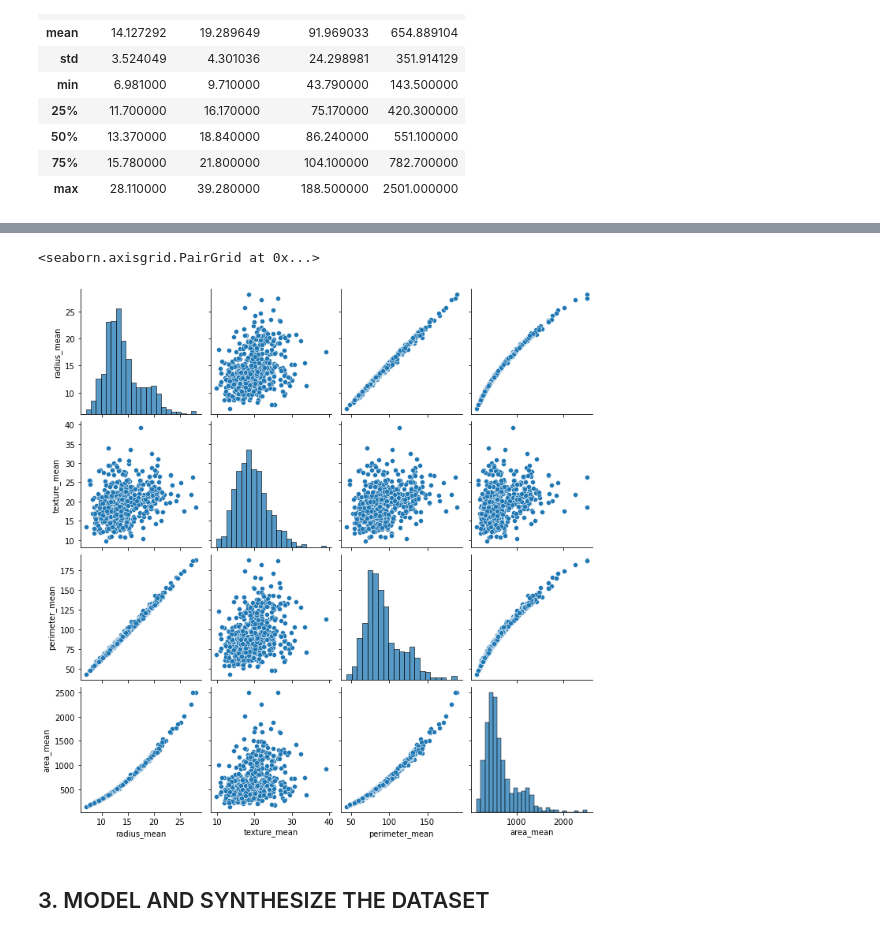
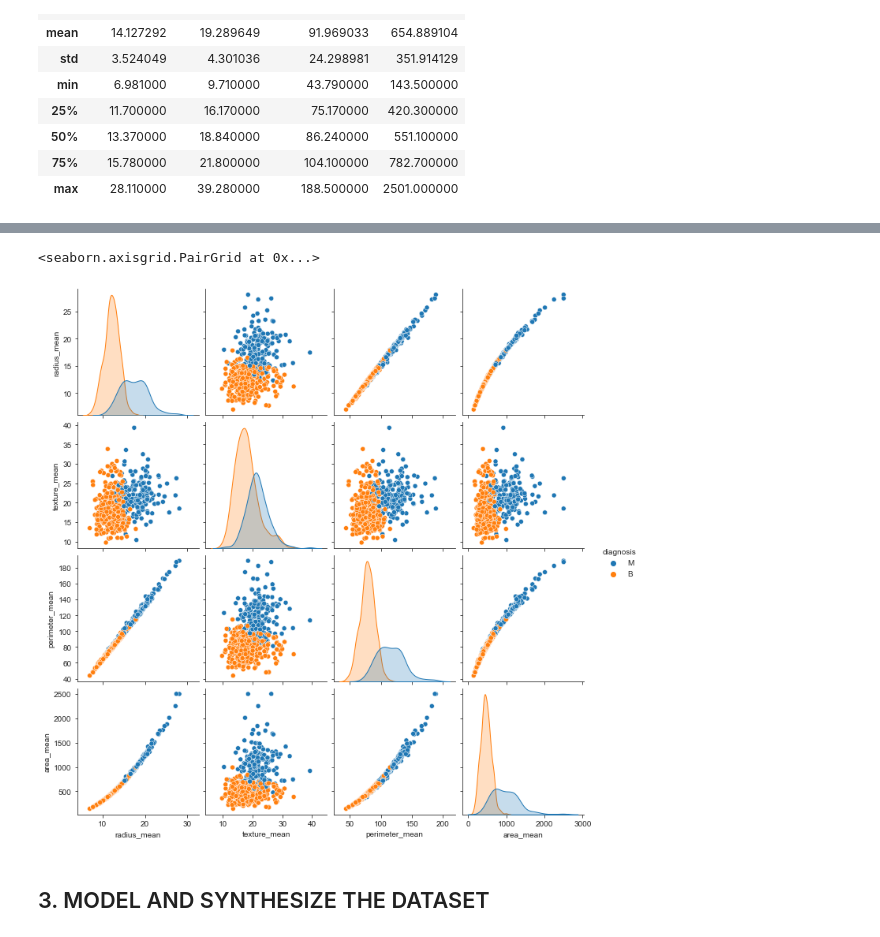
Before and after one commit to RobVergano/PDA22, a Jupyter notebook: Project 1 PDA 2022.ipynb, the cells around one changed output, grey strips where cells are left out. Saved outputs shown, nothing was run; the diff lists cells and outputs as text; code cells hidden in the pictures.

```diff
--- a/Project 1 PDA 2022.ipynb
+++ b/Project 1 PDA 2022.ipynb
@@ -61,3 +63,24 @@ pd.DataFrame.describe(df)
 | 50% | 13.370000 | 18.840000 | 86.240000 | 551.100000 |
 | 75% | 15.780000 | 21.800000 | 104.100000 | 782.700000 |
 | max | 28.110000 | 39.280000 | 188.500000 | 2501.000000 |
+# %%
+sns.set_style('ticks')
+
+f, ax = plt.subplots(2,2,figsize=(8,8))
+
+ax[0,0].set_title("Radius mean")
+ax[0,1].set_title("Texture mean")
+ax[1,0].set_title("Perimeter mean")
+ax[1,1].set_title("Area mean")
+
+ax[0,0].hist(df["radius_mean"], bins = 30, color="lightgreen")
+ax[0,1].hist(df["texture_mean"], bins = 30, color="lightcoral")
+ax[1,0].hist(df["perimeter_mean"], bins = 30, color="khaki")
+ax[1,1].hist(df["area_mean"], bins = 30, color="c")
+
+ax[0,0].axvline(df["radius_mean"].mean(), color ="k", linestyle = "dashed")
+ax[0,1].axvline(df["texture_mean"].mean(), color ="k", linestyle = "dashed")
+ax[1,0].axvline(df["perimeter_mean"].mean(), color ="k", linestyle = "dashed")
+ax[1,1].axvline(df["area_mean"].mean(), color ="k", linestyle = "dashed")
+
+plt.tight_layout()
@@ -64,10 +89,8 @@ pd.DataFrame.describe(df)
 # %%
-import seaborn as sns
-
-sns.pairplot(df)
+sns.pairplot(df, hue= "diagnosis")
 # %% [output]
 <seaborn.axisgrid.PairGrid at 0x...>
-[figure, old version]
+[figure, new version]
 # %% [markdown]
 ## 3. MODEL AND SYNTHESIZE THE DATASET
 # %%
```
Also changed, not shown: parts of 15 cells of this notebook.
